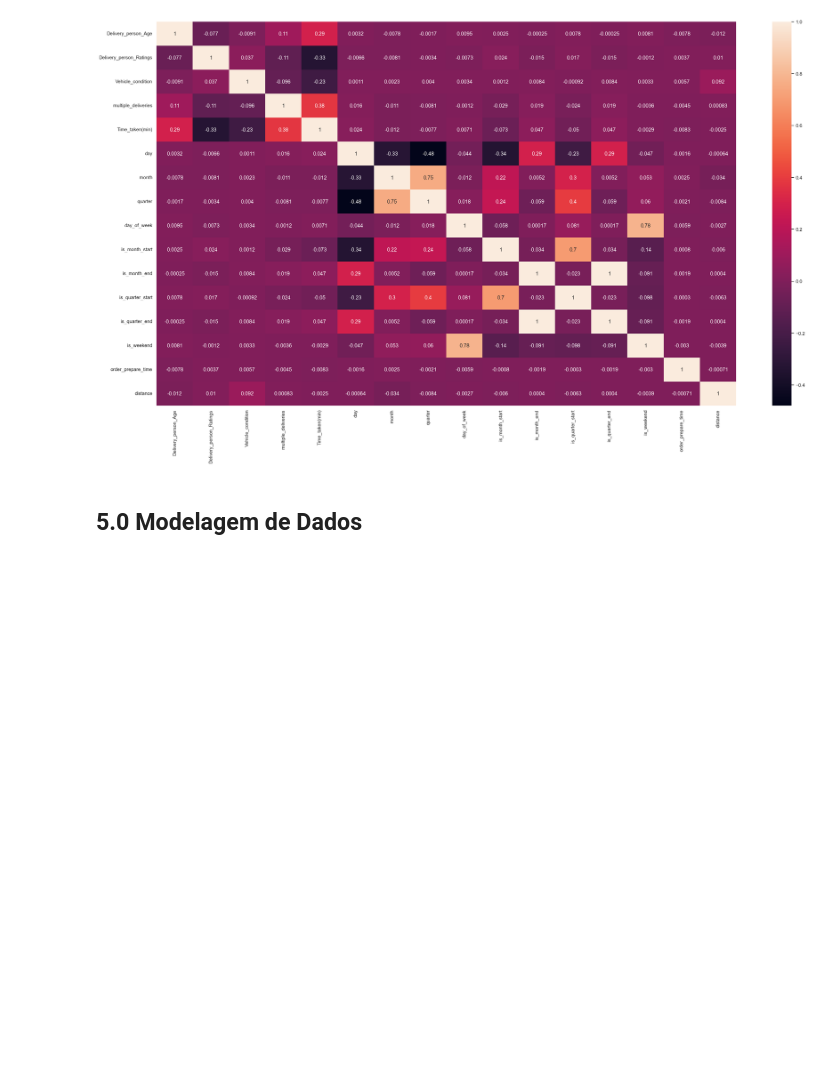
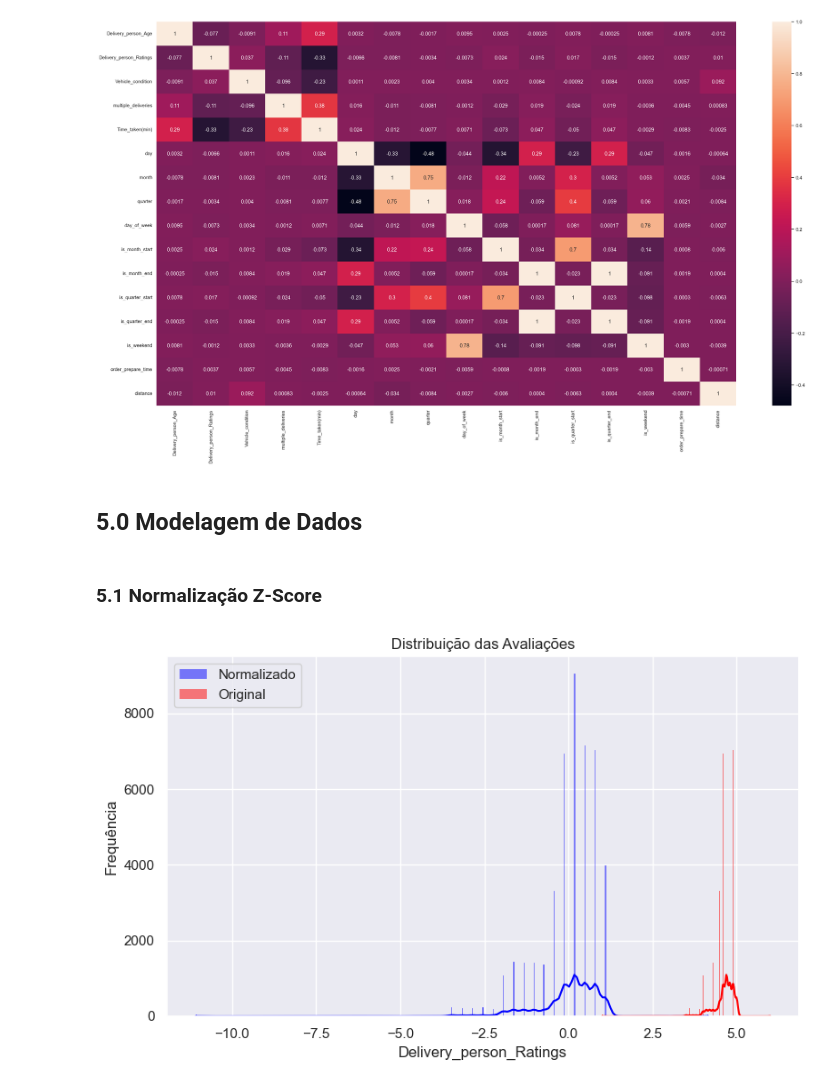
Before and after one commit to samantasobral/projeto_integrador_2, a Jupyter notebook: notebooks/Delivery.ipynb, the cells around one changed output. Drawn from its saved outputs; the diff is of its cells as text; code cells hidden in the pictures; blank space fills up the shorter version.

Commit message:
feature: adicionando a normalização

```diff
--- a/notebooks/Delivery.ipynb
+++ b/notebooks/Delivery.ipynb
@@ -552,3 +552,32 @@ sns.heatmap(num_attributes2.corr(method = 'pearson'), annot = True)
 ## 5.0 Modelagem de Dados
 # %%
 df5 = df4.copy()
+# %% [markdown]
+### 5.1 Normalização Z-Score
+# %%
+def normalizacao(df,col):
+    mean_val = df[col].mean()
+    std_val = df[col].std()
+    df[col] = (df[col] - mean_val) / std_val
+    return df
+# %%
+#normalizando a coluna Delivery_person_Ratings:
+
+df_norm = normalizacao(df5, 'Delivery_person_Ratings')
+# %%
+plt.figure(figsize=(8, 5))
+
+# Histograma normalizado
+sns.histplot(df_norm['Delivery_person_Ratings'], kde=True, color='blue', label='Normalizado', alpha=0.5)
+
+# Histograma original (supondo que você tenha df_original ou similar)
+sns.histplot(df4['Delivery_person_Ratings'], kde=True, color='red', label='Original', alpha=0.5)
+
+plt.title('Distribuição das Avaliações')
+plt.xlabel('Delivery_person_Ratings')
+plt.ylabel('Frequência')
+plt.legend()
+plt.tight_layout()
+plt.show()
+# %% [output]
+[figure, added]
```
